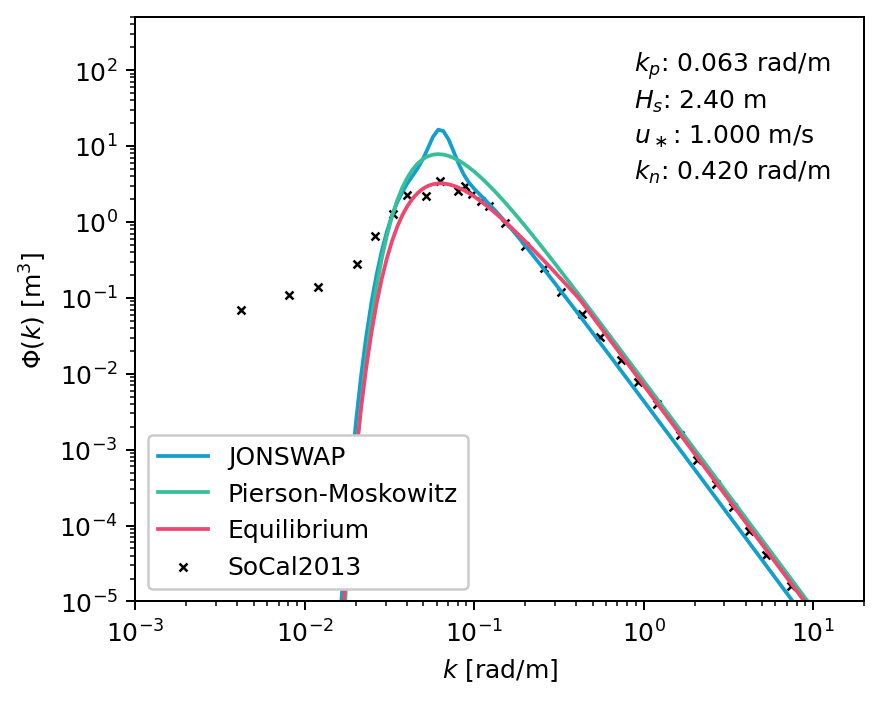
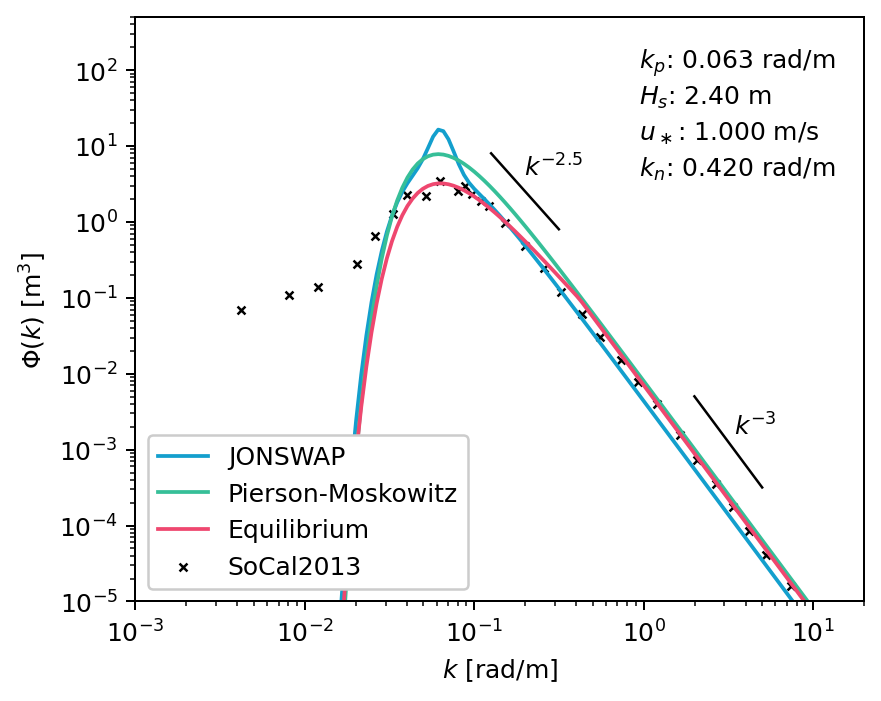
The change to this notebook cell's code, shown as a diff; its figure went from the first image to the second:
--- before
+++ after
@@ -4,10 +4,33 @@
 
 print('Data from Lenain and Melville 2017')
-one_dataset(dataname, datalabel, savename)
+f1 = one_dataset(dataname, datalabel, savename)
+
+# * add slope lines
+k25s = np.logspace(-0.9, -0.5, 10)
+plt.plot(k25s, 0.045*k25s**(-2.5), 'k', lw=1)
+plt.annotate(r'$k^{-2.5}$', (0.582, 0.73), xycoords='figure fraction')
+k3s = np.logspace(0.3, 0.7, 10)
+plt.plot(k3s, 0.04*k3s**(-3), 'k', lw=1)
+plt.annotate(r'$k^{-3}$', (0.815, 0.37), xycoords='figure fraction')
+
+f1.savefig(savename)
+
+
 
 dataname = 'experimental_data/pizzo.pkl'
 datalabel = "HiRes 2010"
 savename = 'figures/sutherland.pdf'
+
 print('\nData from Sutherland and Melville 2013')
 print('(obtained from Pizzo et al. 2019)')
-one_dataset(dataname, datalabel, savename)
+f2 = one_dataset(dataname, datalabel, savename)
+
+# * add slope lines
+k25s = np.logspace(-0.7, -0.3, 10)
+plt.plot(k25s, 0.045*k25s**(-2.5), 'k', lw=1)
+plt.annotate(r'$k^{-2.5}$', (0.625, 0.66), xycoords='figure fraction')
+k3s = np.logspace(0.3, 0.7, 10)
+plt.plot(k3s, 0.04*k3s**(-3), 'k', lw=1)
+plt.annotate(r'$k^{-3}$', (0.81, 0.37), xycoords='figure fraction')
+
+f2.savefig(savename)

Commit: fixes and updated plots